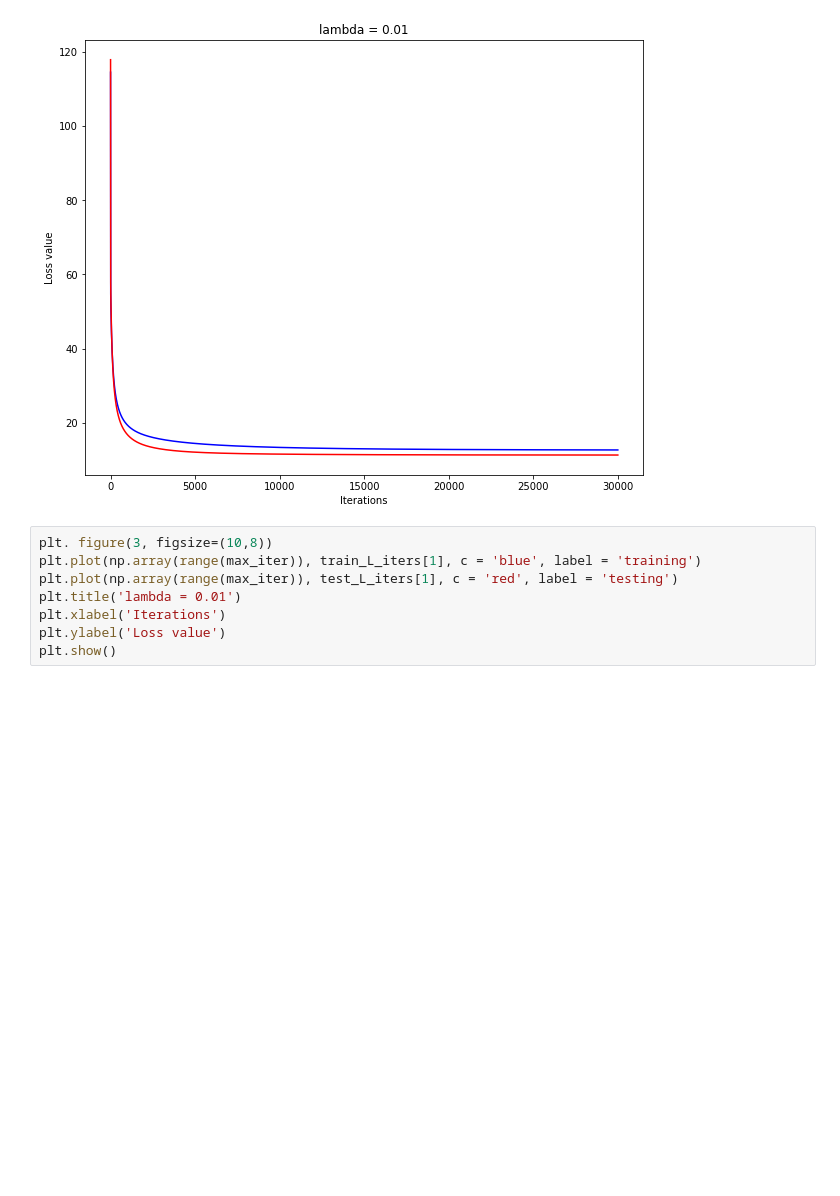
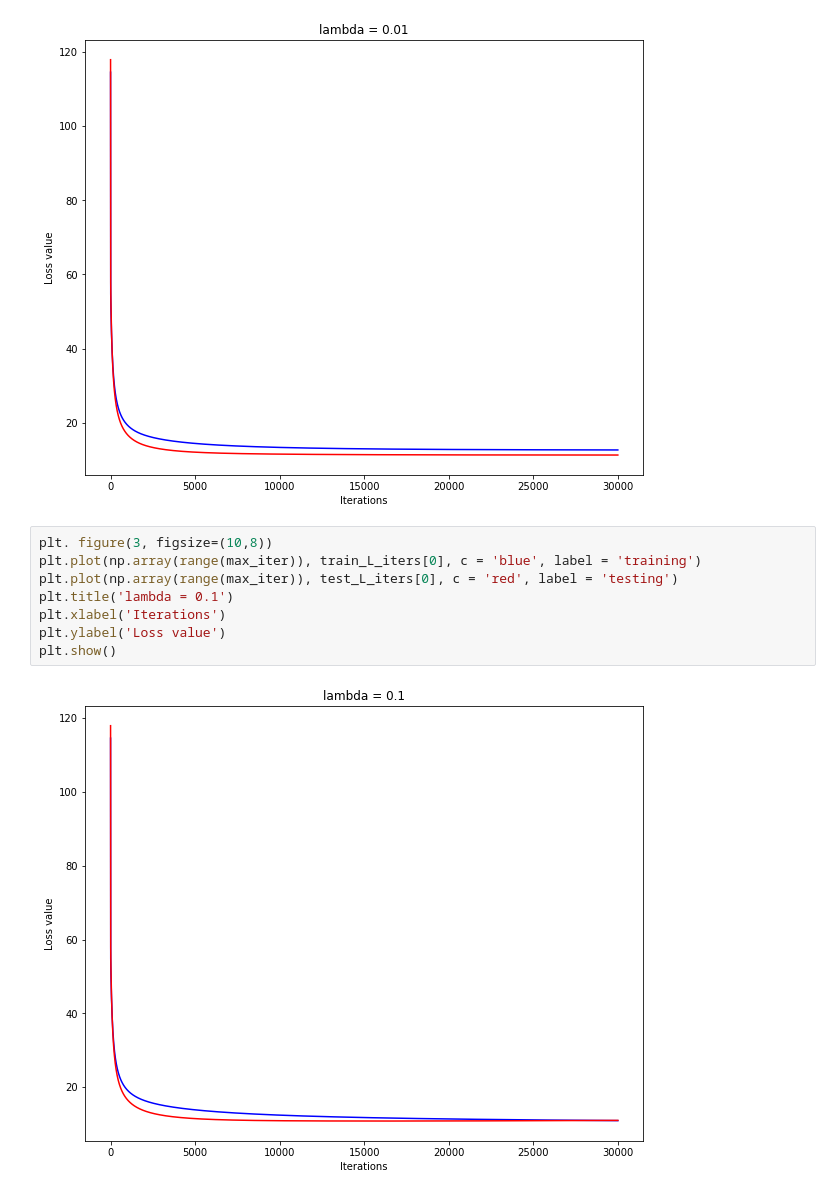
Before and after one commit to insu0929/mlproject, a Jupyter notebook: assign06_20140313.ipynb, the cells around one changed output. Saved outputs shown, nothing was run; the diff lists cells and outputs as text; blank space fills up the shorter version.

Commit message:
5. plot the learning curve tr3

```diff
--- a/assign06_20140313.ipynb
+++ b/assign06_20140313.ipynb
@@ -192,9 +187,11 @@ plt.show()
 [figure]
 # %%
 plt. figure(3, figsize=(10,8))
-plt.plot(np.array(range(max_iter)), train_L_iters[1], c = 'blue', label = 'training')
-plt.plot(np.array(range(max_iter)), test_L_iters[1], c = 'red', label = 'testing')
-plt.title('lambda = 0.01')
+plt.plot(np.array(range(max_iter)), train_L_iters[0], c = 'blue', label = 'training')
+plt.plot(np.array(range(max_iter)), test_L_iters[0], c = 'red', label = 'testing')
+plt.title('lambda = 0.1')
 plt.xlabel('Iterations')
 plt.ylabel('Loss value')
 plt.show()
+# %% [output]
+[figure, added]
```
Also changed, not shown: parts of 5 cells of this notebook.
